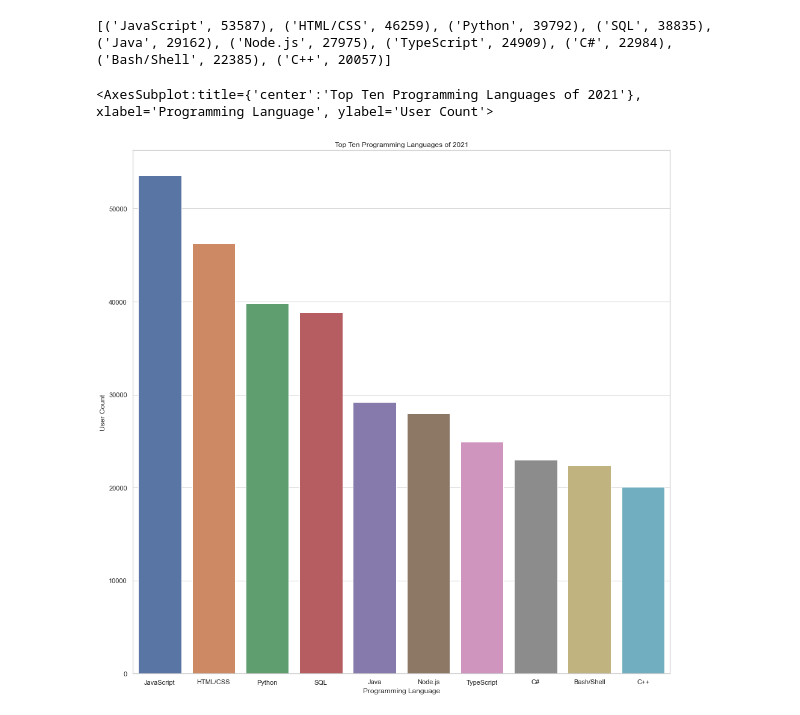
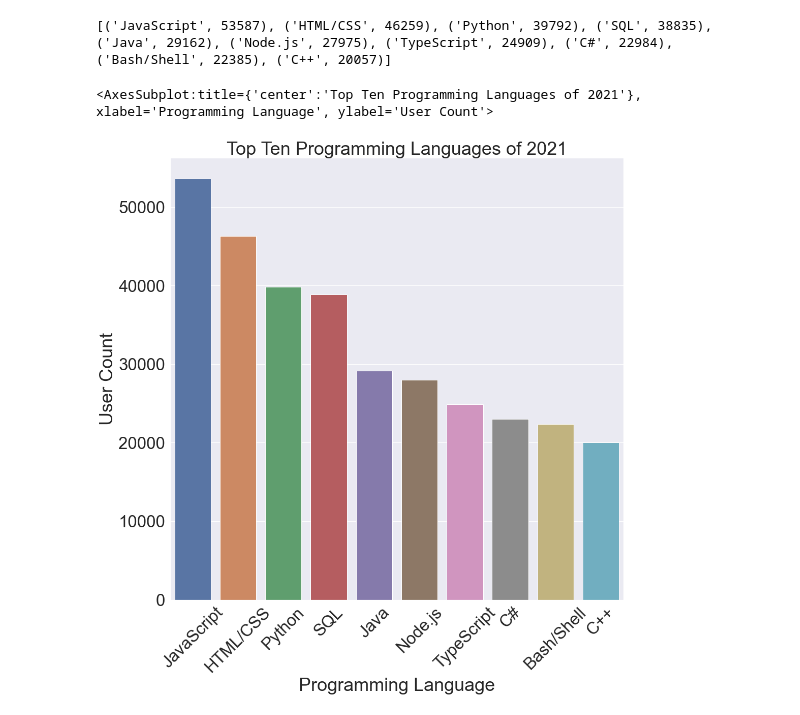
Before and after one commit to data301-2021-winter1/project-group13-project, a Jupyter notebook: notebooks/analysis1.ipynb, the cells around one changed output. Cells and saved outputs as stored; diff of their text form; code cells hidden in the pictures.

Commit message:
Made graph look nicer.
In Analysis

```diff
--- a/notebooks/analysis1.ipynb
+++ b/notebooks/analysis1.ipynb
@@ -183,8 +184,10 @@ topTenLangCount2021df = langCount2021df.nlargest(10,'User Count')
 # %%
 #sns.set_theme(style="whitegrid")
 plt.rcParams['figure.figsize']=16,16
+sns.set(font_scale = 3)
+plt.xticks(rotation=45)
 plt.title("Top Ten Programming Languages of 2021")
 sns.barplot(data=topTenLangCount2021df, x="Programming Language", y="User Count")
 # %% [output]
 <AxesSubplot:title={'center':'Top Ten Programming Languages of 2021'}, xlabel='Programming Language', ylabel='User Count'>
-[figure, old version]
+[figure, new version]
```
Also changed, not shown: parts of 2 cells of this notebook.
